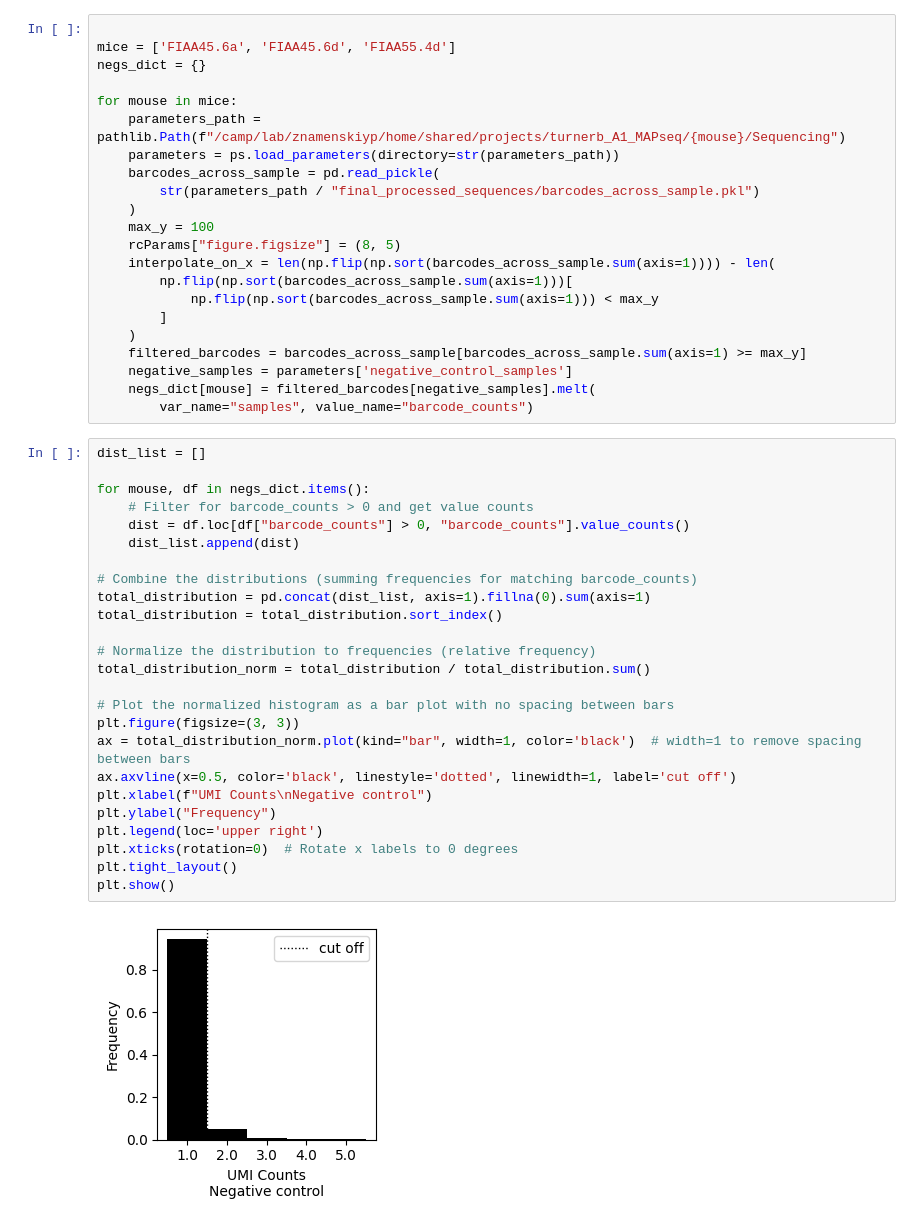
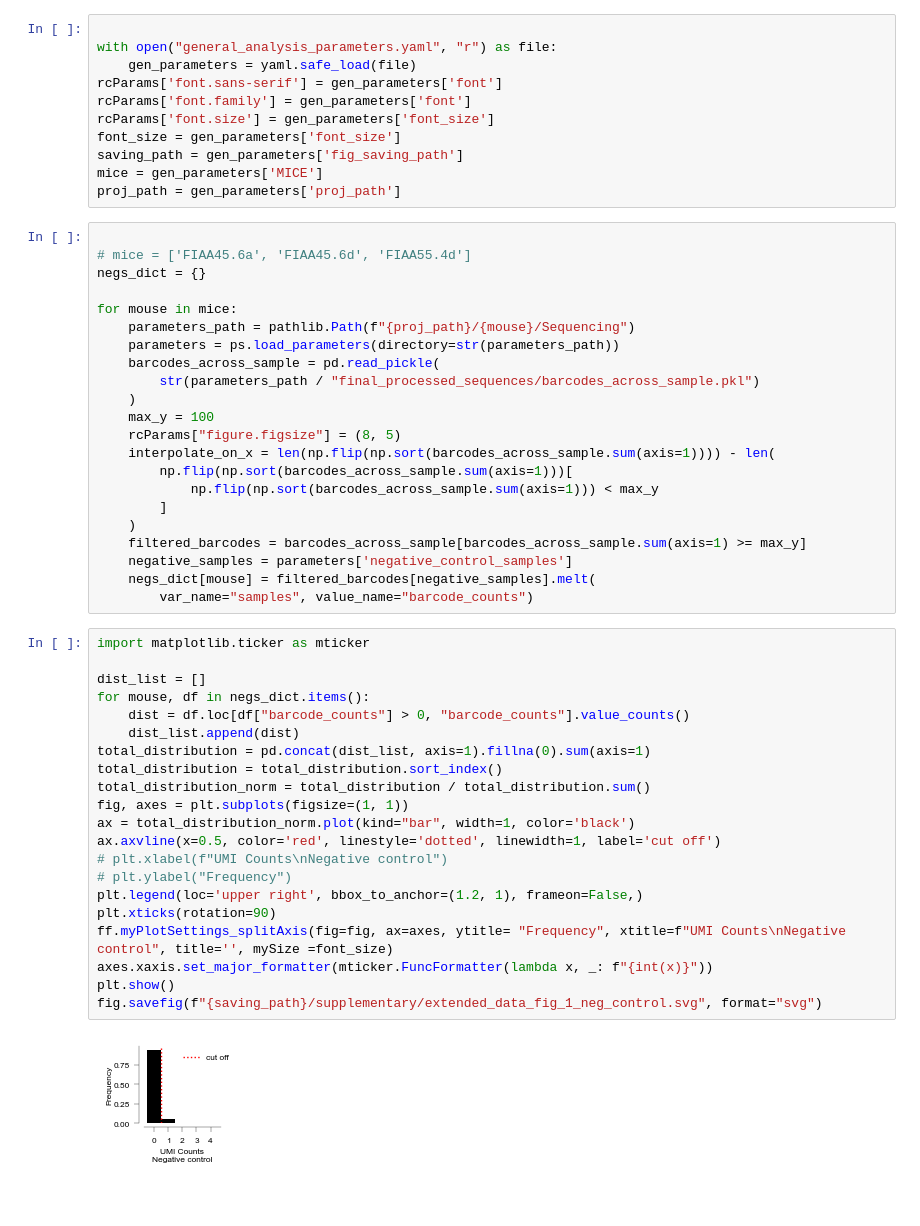
Before and after one commit to znamlab/MAPseq_processing, a Jupyter notebook: final_processing/fig_s1_additional.ipynb, the cells around one changed output. Cells and saved outputs as stored; diff of their text form; blank space fills up the shorter version.

```diff
--- a/final_processing/fig_s1_additional.ipynb
+++ b/final_processing/fig_s1_additional.ipynb
@@ -9,10 +18,21 @@ from preprocessing_sequencing import preprocess_sequences as ps
+# %%
+
+with open("general_analysis_parameters.yaml", "r") as file:
+    gen_parameters = yaml.safe_load(file)
+rcParams['font.sans-serif'] = gen_parameters['font']
+rcParams['font.family'] = gen_parameters['font']
+rcParams['font.size'] = gen_parameters['font_size']
+font_size = gen_parameters['font_size']
+saving_path = gen_parameters['fig_saving_path']
+mice = gen_parameters['MICE']
+proj_path = gen_parameters['proj_path']
 # %%
 
-mice = ['FIAA45.6a', 'FIAA45.6d', 'FIAA55.4d']
+# mice = ['FIAA45.6a', 'FIAA45.6d', 'FIAA55.4d']
 negs_dict = {}
 
 for mouse in mice:
-    parameters_path = pathlib.Path(f"/camp/lab/znamenskiyp/home/shared/projects/turnerb_A1_MAPseq/{mouse}/Sequencing")
+    parameters_path = pathlib.Path(f"{proj_path}/{mouse}/Sequencing")
     parameters = ps.load_parameters(directory=str(parameters_path))
     barcodes_across_sample = pd.read_pickle(
         str(parameters_path / "final_processed_sequences/barcodes_across_sample.pkl")
@@ -29,29 +49,25 @@ for mouse in mice:
     negs_dict[mouse] = filtered_barcodes[negative_samples].melt(
         var_name="samples", value_name="barcode_counts")
 # %%
+import matplotlib.ticker as mticker
+
 dist_list = []
-
 for mouse, df in negs_dict.items():
-    # Filter for barcode_counts > 0 and get value counts
     dist = df.loc[df["barcode_counts"] > 0, "barcode_counts"].value_counts()
     dist_list.append(dist)
-
-# Combine the distributions (summing frequencies for matching barcode_counts)
 total_distribution = pd.concat(dist_list, axis=1).fillna(0).sum(axis=1)
 total_distribution = total_distribution.sort_index()
-
-# Normalize the distribution to frequencies (relative frequency)
 total_distribution_norm = total_distribution / total_distribution.sum()
-
-# Plot the normalized histogram as a bar plot with no spacing between bars
-plt.figure(figsize=(3, 3))
-ax = total_distribution_norm.plot(kind="bar", width=1, color='black')  # width=1 to remove spacing between bars
-ax.axvline(x=0.5, color='black', linestyle='dotted', linewidth=1, label='cut off')
-plt.xlabel(f"UMI Counts\nNegative control")
-plt.ylabel("Frequency")
-plt.legend(loc='upper right')
-plt.xticks(rotation=0)  # Rotate x labels to 0 degrees
-plt.tight_layout()
+fig, axes = plt.subplots(figsize=(1, 1))
+ax = total_distribution_norm.plot(kind="bar", width=1, color='black')
+ax.axvline(x=0.5, color='red', linestyle='dotted', linewidth=1, label='cut off')
+# plt.xlabel(f"UMI Counts\nNegative control")
+# plt.ylabel("Frequency")
+plt.legend(loc='upper right', bbox_to_anchor=(1.2, 1), frameon=False,)
+plt.xticks(rotation=90)
+ff.myPlotSettings_splitAxis(fig=fig, ax=axes, ytitle= "Frequency", xtitle=f"UMI Counts\nNegative control", title='', mySize =font_size)
+axes.xaxis.set_major_formatter(mticker.FuncFormatter(lambda x, _: f"{int(x)}"))
 plt.show()
+fig.savefig(f"{saving_path}/supplementary/extended_data_fig_1_neg_control.svg", format="svg")
 # %% [output]
-[figure, old version]
+[figure, new version]
```
Also changed, not shown: parts of 7 cells of this notebook, 7 other files.
